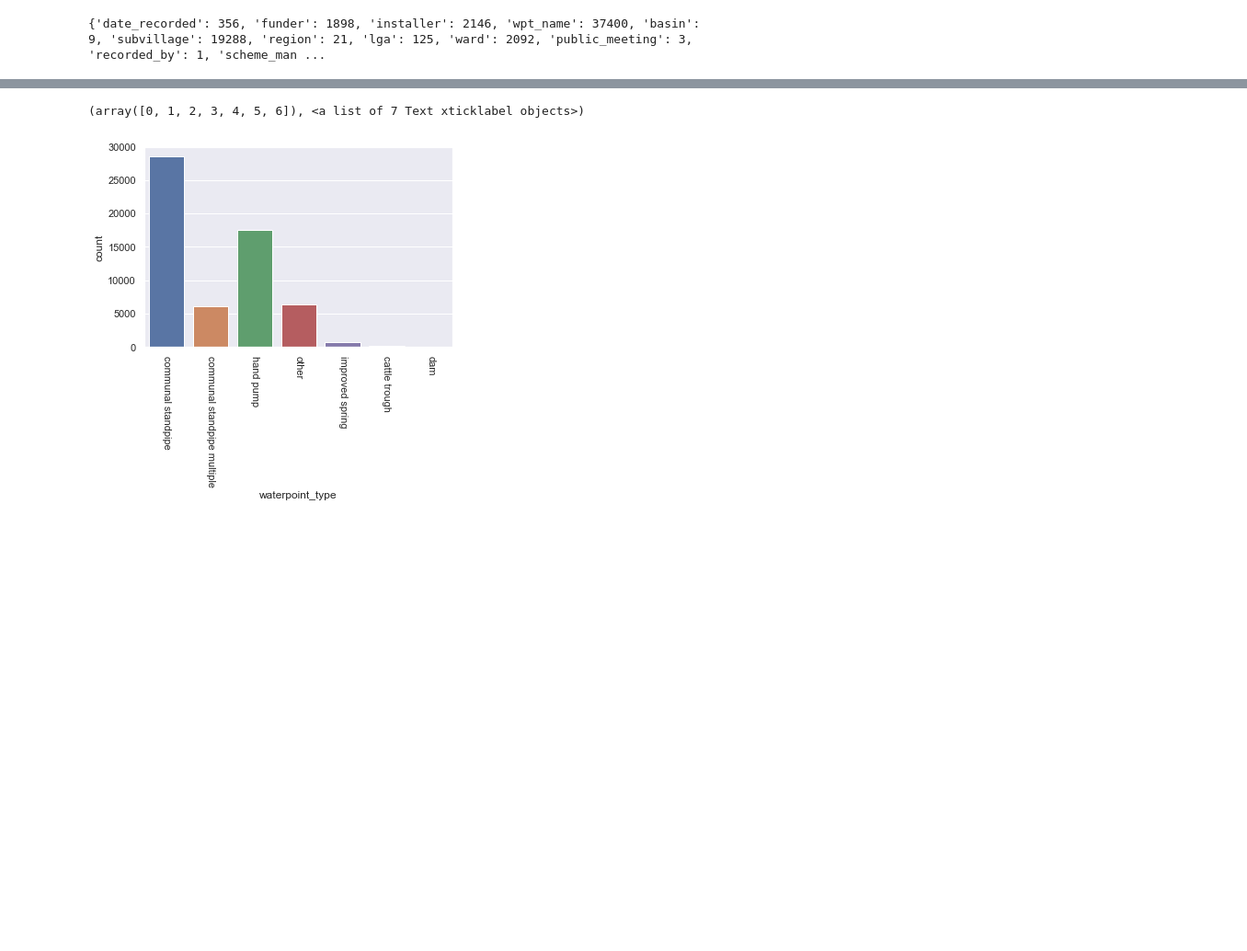
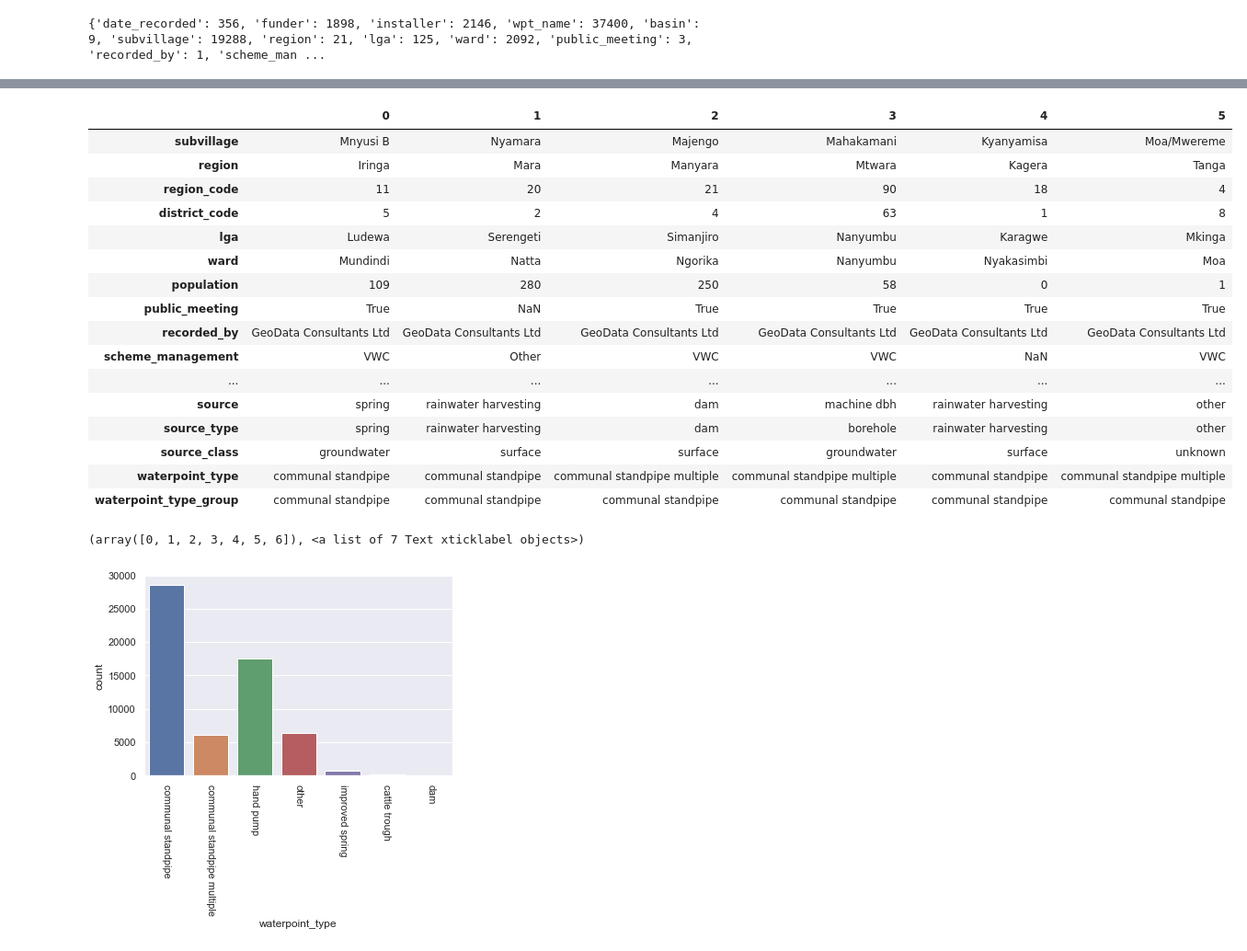
Before and after one commit to syahrulhamdani/100_Days_Of_ML_Code, a Jupyter notebook: drivendata_competition/Predicting_Waterpoint_Condition.ipynb, the cells around one changed output, grey strips where cells are left out. Shown at 92% size. Drawn from its saved outputs; the diff is of its cells as text; code cells hidden in the pictures; blank space fills up the shorter version.

```diff
--- a/drivendata_competition/Predicting_Waterpoint_Condition.ipynb
+++ b/drivendata_competition/Predicting_Waterpoint_Condition.ipynb
@@ -238,3 +258,23 @@ print(unique_categorcal_value)
+# %%
+display(raw_train.loc[:5, 'subvillage':].T)
+# %% [output]
+|  | 0 | 1 | 2 | 3 | 4 | 5 |
+| subvillage | Mnyusi B | Nyamara | Majengo | Mahakamani | Kyanyamisa | Moa/Mwereme |
+| region | Iringa | Mara | Manyara | Mtwara | Kagera | Tanga |
+| region_code | 11 | 20 | 21 | 90 | 18 | 4 |
+| district_code | 5 | 2 | 4 | 63 | 1 | 8 |
+| lga | Ludewa | Serengeti | Simanjiro | Nanyumbu | Karagwe | Mkinga |
+| ward | Mundindi | Natta | Ngorika | Nanyumbu | Nyakasimbi | Moa |
+| population | 109 | 280 | 250 | 58 | 0 | 1 |
+| public_meeting | True | NaN | True | True | True | True |
+| recorded_by | GeoData Consultants Ltd | GeoData Consultants Ltd | GeoData Consultants Ltd | GeoData Consultants Ltd | GeoData Consultants Ltd | GeoData Consultants Ltd |
+| scheme_management | VWC | Other | VWC | VWC | NaN | VWC |
+| ... | ... | ... | ... | ... | ... | ... |
+| source | spring | rainwater harvesting | dam | machine dbh | rainwater harvesting | other |
+| source_type | spring | rainwater harvesting | dam | borehole | rainwater harvesting | other |
+| source_class | groundwater | surface | surface | groundwater | surface | unknown |
+| waterpoint_type | communal standpipe | communal standpipe | communal standpipe multiple | communal standpipe multiple | communal standpipe | communal standpipe multiple |
+| waterpoint_type_group | communal standpipe | communal standpipe | communal standpipe | communal standpipe | communal standpipe | communal standpipe |
 # %%
 sn.set(style='darkgrid')
 sn.countplot(x='waterpoint_type', data=raw_train)
```
Also changed, not shown: parts of 5 cells of this notebook.
